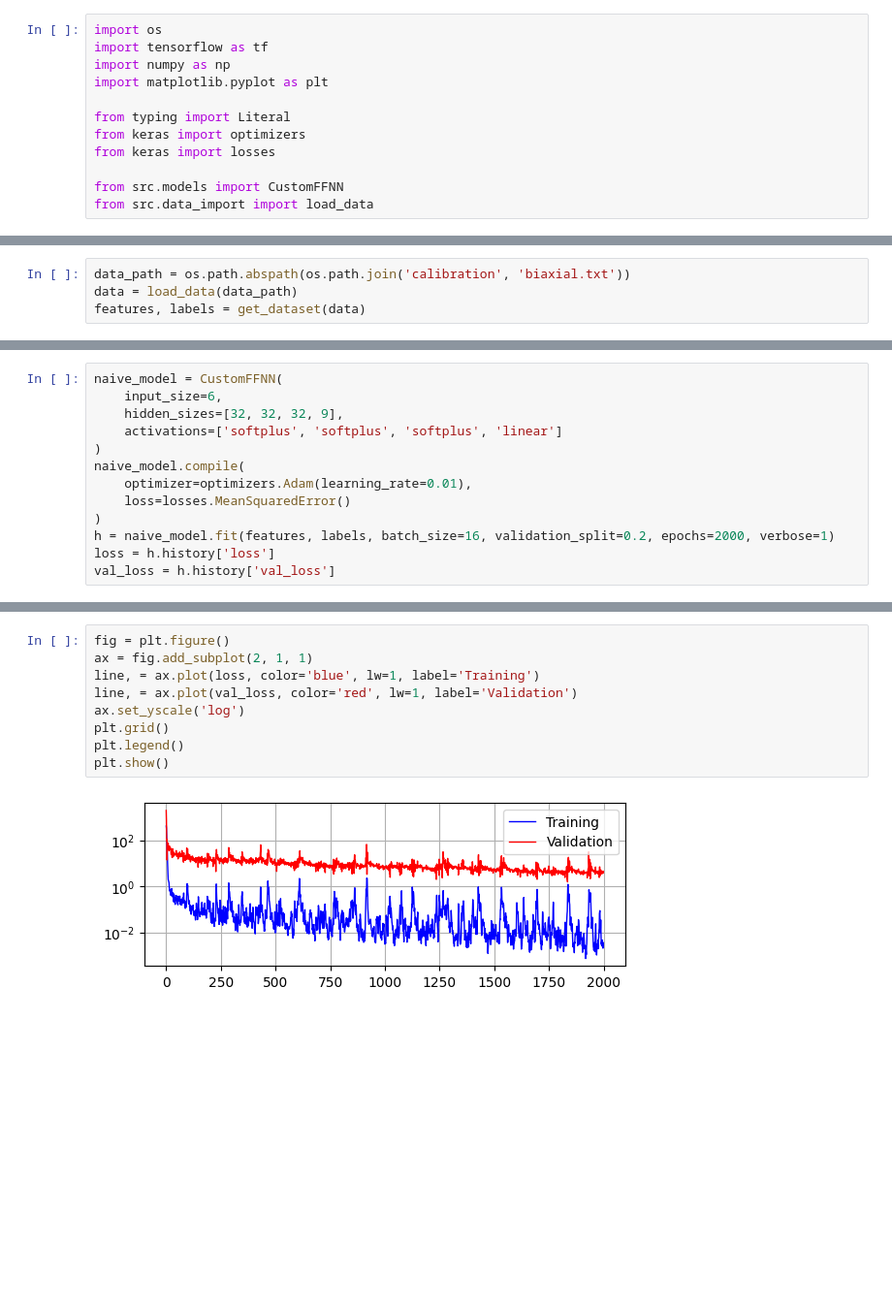
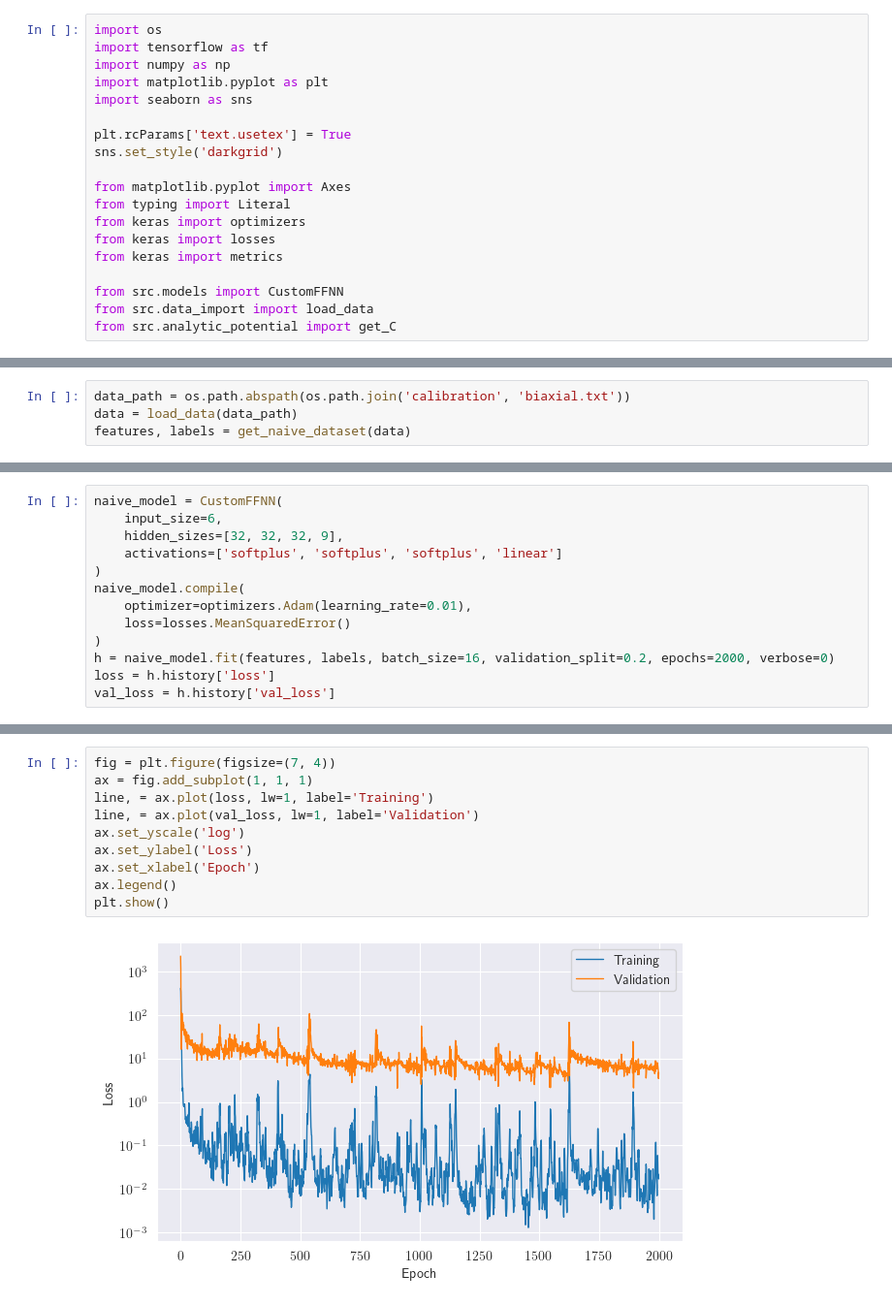
Before and after one commit to ArgoJ/TML4SM_TuD, a Jupyter notebook: hyperelasticity/Task2_2.ipynb, the cells around one changed output, grey strips where cells are left out. Shown: that part at 97% size. Cells and saved outputs as stored; diff of their text form; blank space fills up the shorter version.

```diff
--- a/hyperelasticity/Task2_2.ipynb
+++ b/hyperelasticity/Task2_2.ipynb
@@ -3,11 +3,18 @@ import os
 import tensorflow as tf
 import numpy as np
 import matplotlib.pyplot as plt
+import seaborn as sns
 
+plt.rcParams['text.usetex'] = True
+sns.set_style('darkgrid')
+
+from matplotlib.pyplot import Axes
 from typing import Literal
 from keras import optimizers
 from keras import losses
+from keras import metrics
 
 from src.models import CustomFFNN
 from src.data_import import load_data
+from src.analytic_potential import get_C
 # %% [output]
@@ -44,4 +47,4 @@ def get_dataset(data: list[tuple[tf.Tensor, tf.Tensor, tf.Tensor]], which: Liter
 # %%
 data_path = os.path.abspath(os.path.join('calibration', 'biaxial.txt'))
 data = load_data(data_path)
-features, labels = get_dataset(data)
+features, labels = get_naive_dataset(data)
@@ -55,6 +60,6 @@ naive_model.compile(
     optimizer=optimizers.Adam(learning_rate=0.01),
     loss=losses.MeanSquaredError()
 )
-h = naive_model.fit(features, labels, batch_size=16, validation_split=0.2, epochs=2000, verbose=1)
+h = naive_model.fit(features, labels, batch_size=16, validation_split=0.2, epochs=2000, verbose=0)
 loss = h.history['loss']
 val_loss = h.history['val_loss']
@@ -79,11 +66,12 @@ Epoch 2000/2000
 # %%
-fig = plt.figure()
-ax = fig.add_subplot(2, 1, 1)
-line, = ax.plot(loss, color='blue', lw=1, label='Training')
-line, = ax.plot(val_loss, color='red', lw=1, label='Validation')
+fig = plt.figure(figsize=(7, 4))
+ax = fig.add_subplot(1, 1, 1)
+line, = ax.plot(loss, lw=1, label='Training')
+line, = ax.plot(val_loss, lw=1, label='Validation')
 ax.set_yscale('log')
-plt.grid()
-plt.legend()
+ax.set_ylabel('Loss')
+ax.set_xlabel('Epoch')
+ax.legend()
 plt.show()
 # %% [output]
-[figure, old version]
+[figure, new version]
```
Also changed, not shown: parts of 9 cells of this notebook, 3 other files.
